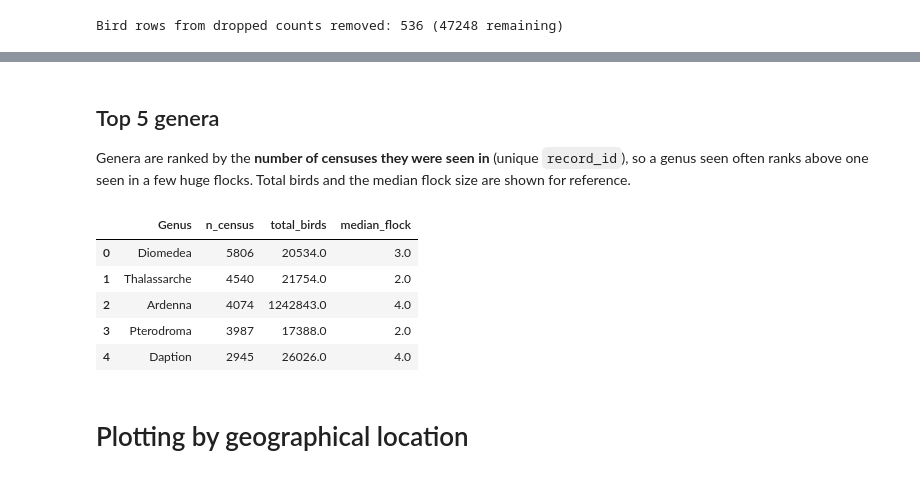
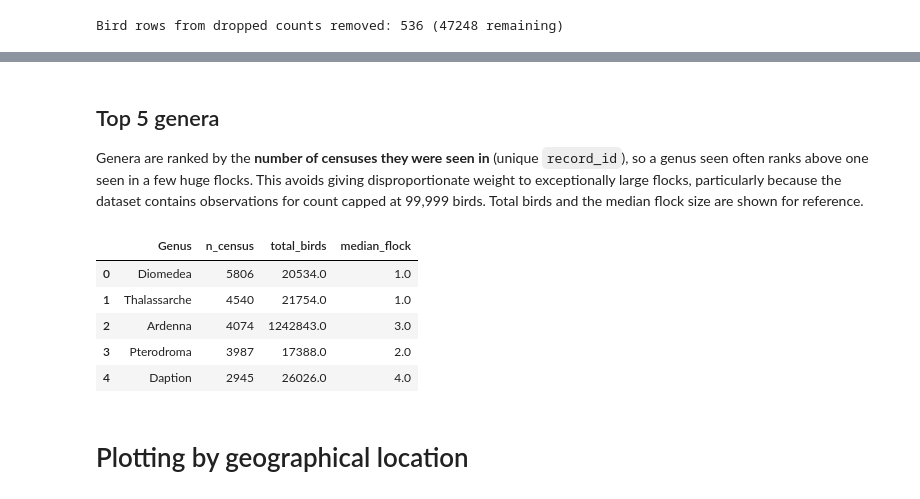
Before and after one commit to rizrn/DSA2101-Plotting-Parrots, a Jupyter notebook: main.ipynb, the cells around one changed output, grey strips where cells are left out. Drawn from its saved outputs; the diff is of its cells as text; code cells hidden in the pictures.

```diff
--- a/main.ipynb
+++ b/main.ipynb
@@ -220,22 +219,22 @@ genus_by_count.head()
 # %% [markdown]
 ## Top 5 genera
-Genera are ranked by the **number of censuses they were seen in** (unique `record_id`), so a genus seen often ranks above one seen in a few huge flocks. Total birds and the median flock size are shown for reference.
+Genera are ranked by the **number of censuses they were seen in** (unique `record_id`), so a genus seen often ranks above one seen in a few huge flocks. This avoids giving disproportionate weight to exceptionally large flocks, particularly because the dataset contains observations for count capped at 99,999 birds. Total birds and the median flock size are shown for reference.
 # %%
 # Summarise each genus: how many censuses it was seen in, total birds, and typical flock size
-genus_summary = (genus_by_count.groupby("Genus")
+genus_summary = (birds_cleaned.groupby("Genus")
                  .agg(n_census=("record_id", "nunique"),
                       total_birds=("count", "sum"),
                       median_flock=("count", "median"))
                  .sort_values("n_census", ascending=False)
                  .reset_index())
 
 top5_genus = genus_summary.head(5)
 top5_genus
 # %% [output]
 |  | Genus | n_census | total_birds | median_flock |
-| 0 | Diomedea | 5806 | 20534.0 | 3.0 |
-| 1 | Thalassarche | 4540 | 21754.0 | 2.0 |
-| 2 | Ardenna | 4074 | 1242843.0 | 4.0 |
+| 0 | Diomedea | 5806 | 20534.0 | 1.0 |
+| 1 | Thalassarche | 4540 | 21754.0 | 1.0 |
+| 2 | Ardenna | 4074 | 1242843.0 | 3.0 |
 | 3 | Pterodroma | 3987 | 17388.0 | 2.0 |
 | 4 | Daption | 2945 | 26026.0 | 4.0 |
 # %% [markdown]
```
Also changed, not shown: parts of 8 cells of this notebook.
